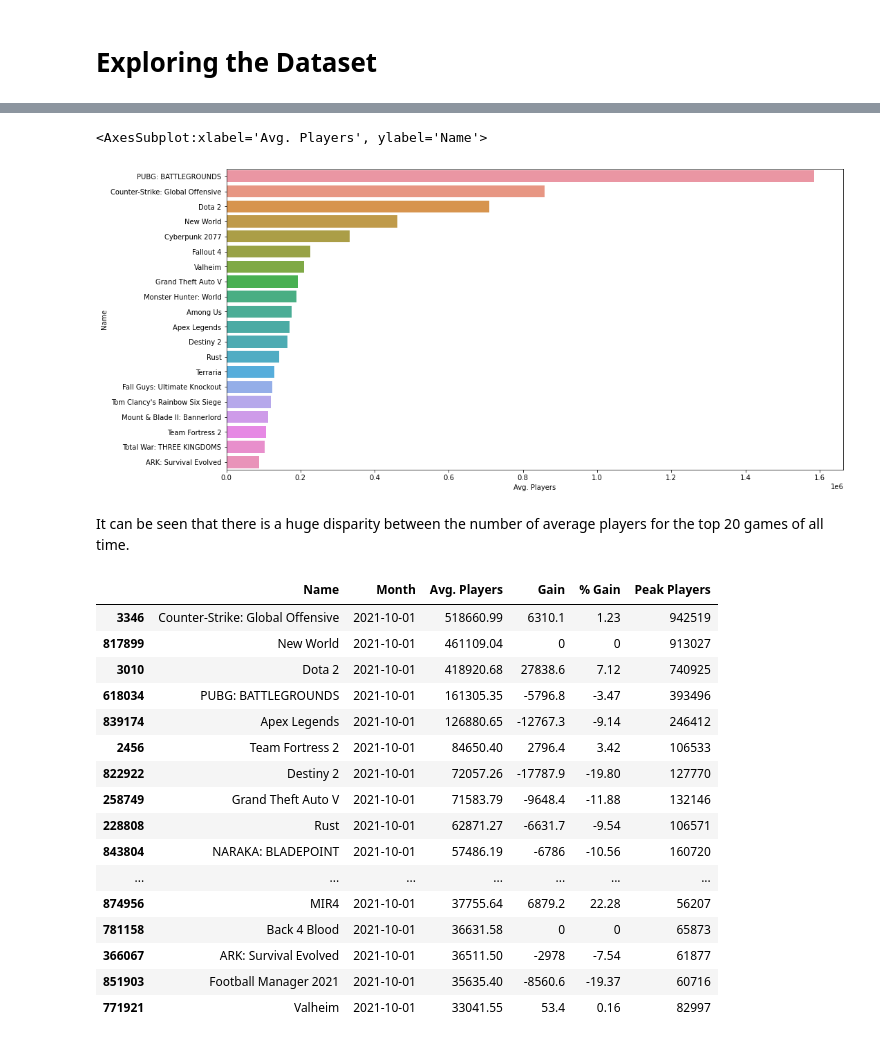
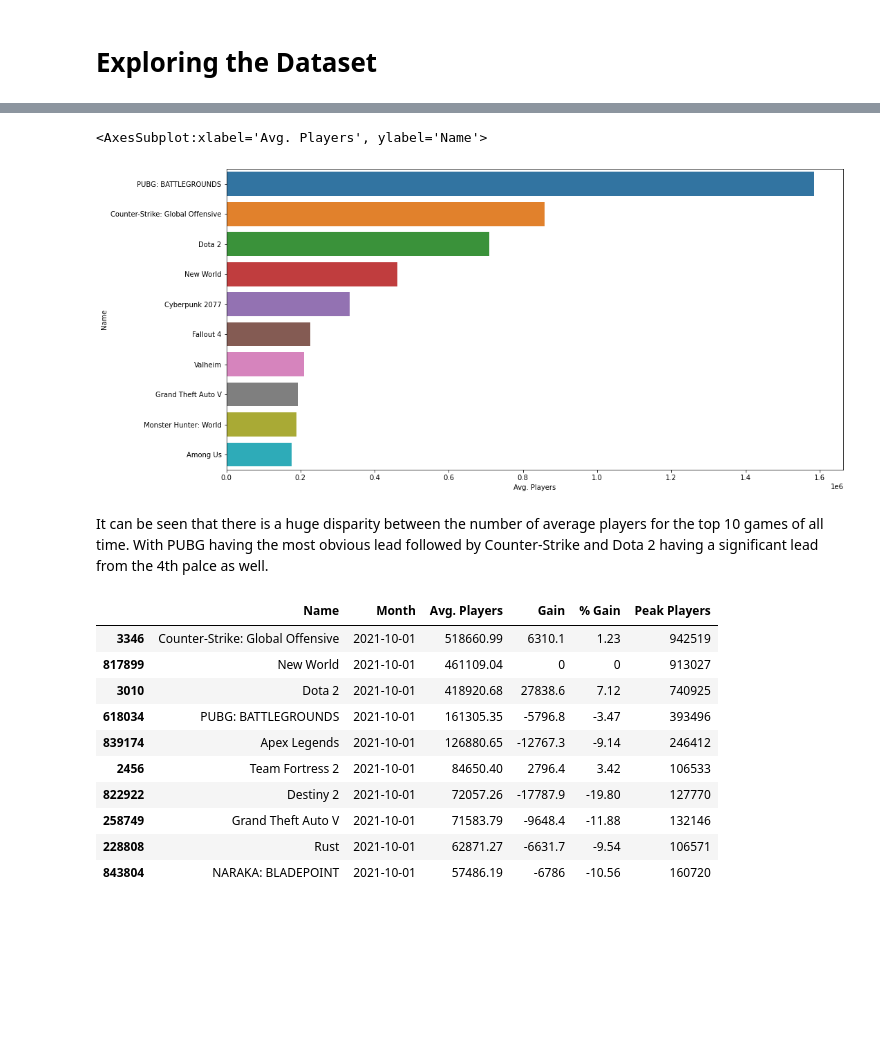
Before and after one commit to bryan9898/1015, a Jupyter notebook: Question 1/Question 1.ipynb, the cells around one changed output, grey strips where cells are left out. Saved outputs shown, nothing was run; the diff lists cells and outputs as text; code cells hidden in the pictures; blank space fills up the shorter version.

```diff
--- a/Question 1/Question 1.ipynb
+++ b/Question 1/Question 1.ipynb
@@ -131,12 +131,12 @@ steam_data_clean.describe()
 # %% [markdown]
 # Exploring the Dataset
 # %%
-#Top 20 Games by Avg Players for all time
-Top_20_alltime = steam_data_clean.sort_values('Avg. Players', ascending=False)
+#Top 10 Games by Avg Players for all time
+Top_10_alltime = steam_data_clean.sort_values('Avg. Players', ascending=False)
 
 #Only keep the Highest occurence
-Top_20_alltime = Top_20_alltime.drop_duplicates(subset=['Name'], keep='first').head(20)
-Top_20_alltime
+Top_10_alltime = Top_10_alltime.drop_duplicates(subset=['Name'], keep='first').head(10)
+Top_10_alltime
 # %% [output]
 |  | Name | Month | Avg. Players | Gain | % Gain | Peak Players |
 | 618079 | PUBG: BATTLEGROUNDS | 2018-01-01 | 1584886.77 | 148728.26 | 10.36 | 3236027 |
@@ -158,23 +152,23 @@ Top_20_alltime
 # %%
 #Exploring data range for Avg. Players
-avg = pd.DataFrame(Top_20_alltime[["Avg. Players", "Name"]])
+avg = pd.DataFrame(Top_10_alltime[["Avg. Players", "Name"]])
 
 #Using Bar graph
 f = plt.figure(figsize=(16, 8))
 sb.barplot(x="Avg. Players", y="Name", data=avg)
 # %% [output]
 <AxesSubplot:xlabel='Avg. Players', ylabel='Name'>
-[figure, old version]
+[figure, new version]
 # %% [markdown]
-It can be seen that there is a huge disparity between the number of average players for the top 20 games of all time.
+It can be seen that there is a huge disparity between the number of average players for the top 10 games of all time. With PUBG having the most obvious lead followed by Counter-Strike and Dota 2 having a significant lead from the 4th palce as well.
 # %%
-# Top 20 from the most recent month Oct 2021
-Top_20_recent = steam_data_clean.loc[steam_data_clean['Month'] == '2021-10-01']
-Top_20_recent = Top_20_recent.sort_values('Avg. Players', ascending=False)
+# Top 10 from the most recent month Oct 2021
+Top_10_recent = steam_data_clean.loc[steam_data_clean['Month'] == '2021-10-01']
+Top_10_recent = Top_10_recent.sort_values('Avg. Players', ascending=False)
 
 #Only keep the Highest occurence
-Top_20_recent = Top_20_recent.drop_duplicates(subset=['Name'], keep='first').head(20)
-Top_20_recent
+Top_10_recent = Top_10_recent.drop_duplicates(subset=['Name'], keep='first').head(10)
+Top_10_recent
 # %% [output]
 |  | Name | Month | Avg. Players | Gain | % Gain | Peak Players |
 | 3346 | Counter-Strike: Global Offensive | 2021-10-01 | 518660.99 | 6310.1 | 1.23 | 942519 |
@@ -187,11 +181,5 @@ Top_20_recent
 | 258749 | Grand Theft Auto V | 2021-10-01 | 71583.79 | -9648.4 | -11.88 | 132146 |
 | 228808 | Rust | 2021-10-01 | 62871.27 | -6631.7 | -9.54 | 106571 |
 | 843804 | NARAKA: BLADEPOINT | 2021-10-01 | 57486.19 | -6786 | -10.56 | 160720 |
-| ... | ... | ... | ... | ... | ... | ... |
-| 874956 | MIR4 | 2021-10-01 | 37755.64 | 6879.2 | 22.28 | 56207 |
-| 781158 | Back 4 Blood | 2021-10-01 | 36631.58 | 0 | 0 | 65873 |
-| 366067 | ARK: Survival Evolved | 2021-10-01 | 36511.50 | -2978 | -7.54 | 61877 |
-| 851903 | Football Manager 2021 | 2021-10-01 | 35635.40 | -8560.6 | -19.37 | 60716 |
-| 771921 | Valheim | 2021-10-01 | 33041.55 | 53.4 | 0.16 | 82997 |
 # %%
 #Exploring data range for Avg. Players
```
Also changed, not shown: parts of 14 cells of this notebook.
